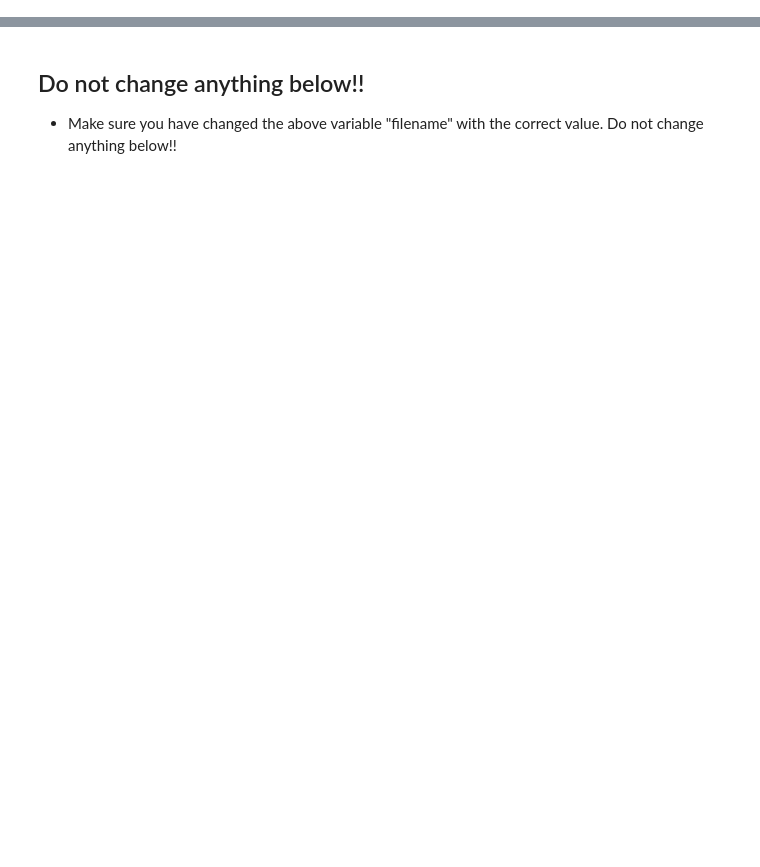
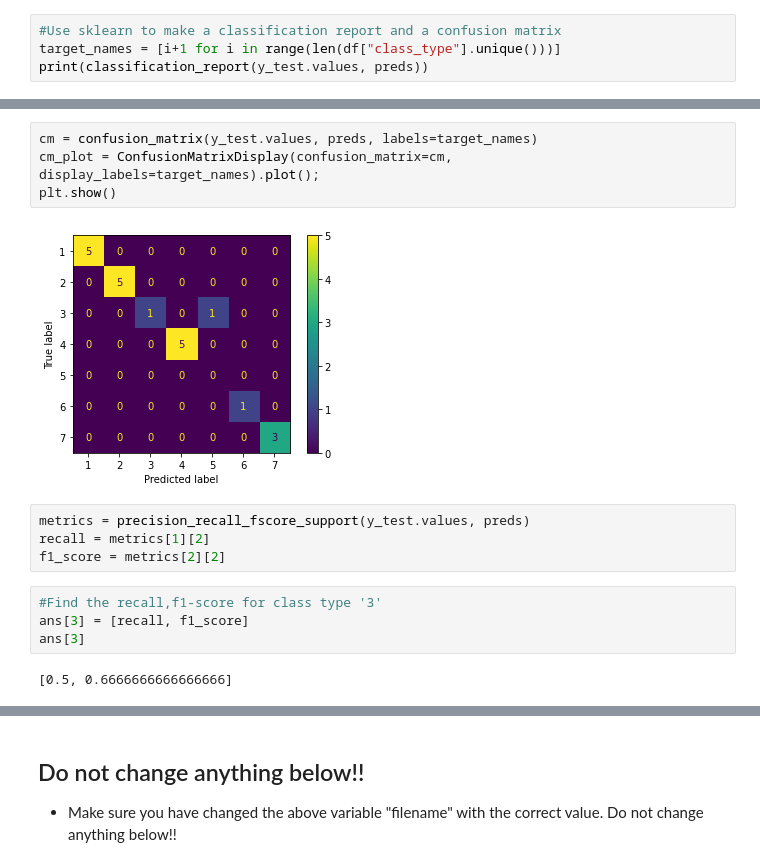
Before and after one commit to Amarnathpg123/Machine_Learning_KGP, a Jupyter notebook: LAB ASSIGN/group29_Amarnath_Reddy_DecisionTrees.ipynb, the cells around one changed output, grey strips where cells are left out. Saved outputs shown, nothing was run; the diff lists cells and outputs as text; blank space fills up the shorter version.

```diff
--- a/LAB ASSIGN/group29_Amarnath_Reddy_DecisionTrees.ipynb
+++ b/LAB ASSIGN/group29_Amarnath_Reddy_DecisionTrees.ipynb
@@ -104,0 +188,4 @@ filename = "--Replace the Jupyter Notebook filename from Title here in the descr
+# %%
+#Use sklearn to make a classification report and a confusion matrix
+target_names = [i+1 for i in range(len(df["class_type"].unique()))]
+print(classification_report(y_test.values, preds))
@@ -104,0 +206,16 @@ filename = "--Replace the Jupyter Notebook filename from Title here in the descr
+# %%
+cm = confusion_matrix(y_test.values, preds, labels=target_names)
+cm_plot = ConfusionMatrixDisplay(confusion_matrix=cm, display_labels=target_names).plot();
+plt.show()
+# %% [output]
+[figure, added]
+# %%
+metrics = precision_recall_fscore_support(y_test.values, preds)
+recall = metrics[1][2]
+f1_score = metrics[2][2]
+# %%
+#Find the recall,f1-score for class type '3'
+ans[3] = [recall, f1_score]
+ans[3]
+# %% [output]
+[0.5, 0.6666666666666666]
```
Also changed, not shown: parts of 40 cells of this notebook, 12 other files.
